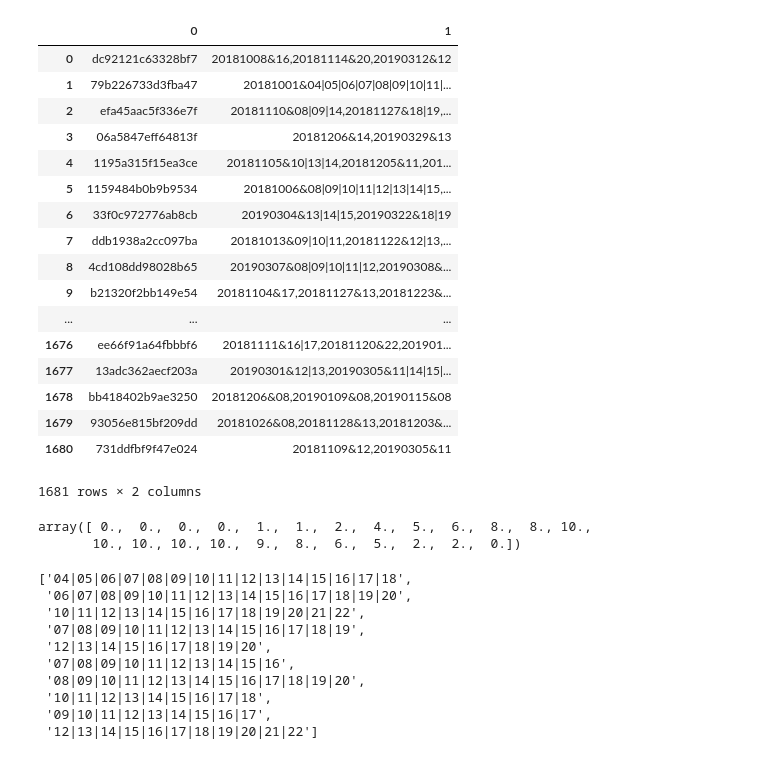
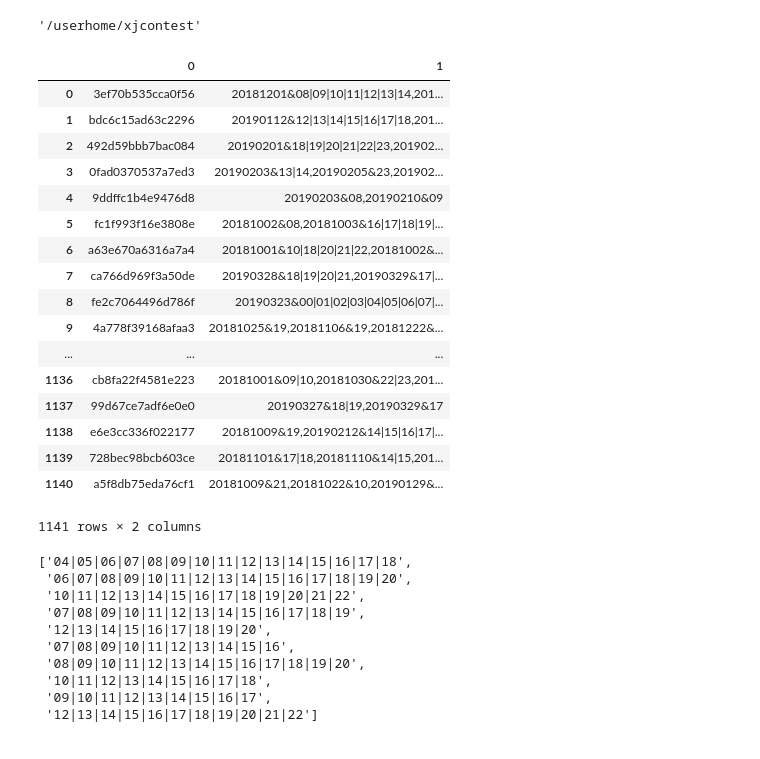
Before and after one commit to luo3300612/xjcontest, a Jupyter notebook: gen_txt_feature_debug.ipynb, the cells around one changed output. Saved outputs shown, nothing was run; the diff lists cells and outputs as text; code cells hidden in the pictures.

```diff
--- a/gen_txt_feature_debug.ipynb
+++ b/gen_txt_feature_debug.ipynb
@@ -4,26 +6,30 @@ import numpy as np
+# %%
+os.getcwd()
+# %% [output]
+'/userhome/xjcontest'
 # %%
-csv = pd.read_table('000010_003.txt',header=None)
+data = pd.read_table('/userhome/xjcontest/000018_001.txt',header=None)
-# %%
-csv
-# %% [output]
-|  | 0 | 1 |
-| 0 | dc92121c63328bf7 | 20181008&16,20181114&20,20190312&12 |
-| 1 | 79b226733d3fba47 | 20181001&04|05|06|07|08|09|10|11|... |
-| 2 | efa45aac5f336e7f | 20181110&08|09|14,20181127&18|19,... |
-| 3 | 06a5847eff64813f | 20181206&14,20190329&13 |
-| 4 | 1195a315f15ea3ce | 20181105&10|13|14,20181205&11,201... |
-| 5 | 1159484b0b9b9534 | 20181006&08|09|10|11|12|13|14|15,... |
-| 6 | 33f0c972776ab8cb | 20190304&13|14|15,20190322&18|19 |
-| 7 | ddb1938a2cc097ba | 20181013&09|10|11,20181122&12|13,... |
-| 8 | 4cd108dd98028b65 | 20190307&08|09|10|11|12,20190308&... |
-| 9 | b21320f2bb149e54 | 20181104&17,20181127&13,20181223&... |
-| ... | ... | ... |
-| 1676 | ee66f91a64fbbbf6 | 20181111&16|17,20181120&22,201901... |
-| 1677 | 13adc362aecf203a | 20190301&12|13,20190305&11|14|15|... |
-| 1678 | bb418402b9ae3250 | 20181206&08,20190109&08,20190115&08 |
-| 1679 | 93056e815bf209dd | 20181026&08,20181128&13,20181203&... |
-| 1680 | 731ddfbf9f47e024 | 20181109&12,20190305&11 |
-1681 rows × 2 columns
+# %%
+data
+# %% [output]
+|  | 0 | 1 |
+| 0 | 3ef70b535cca0f56 | 20181201&08|09|10|11|12|13|14,201... |
+| 1 | bdc6c15ad63c2296 | 20190112&12|13|14|15|16|17|18,201... |
+| 2 | 492d59bbb7bac084 | 20190201&18|19|20|21|22|23,201902... |
+| 3 | 0fad0370537a7ed3 | 20190203&13|14,20190205&23,201902... |
+| 4 | 9ddffc1b4e9476d8 | 20190203&08,20190210&09 |
+| 5 | fc1f993f16e3808e | 20181002&08,20181003&16|17|18|19|... |
+| 6 | a63e670a6316a7a4 | 20181001&10|18|20|21|22,20181002&... |
+| 7 | ca766d969f3a50de | 20190328&18|19|20|21,20190329&17|... |
+| 8 | fe2c7064496d786f | 20190323&00|01|02|03|04|05|06|07|... |
+| 9 | 4a778f39168afaa3 | 20181025&19,20181106&19,20181222&... |
+| ... | ... | ... |
+| 1136 | cb8fa22f4581e223 | 20181001&09|10,20181030&22|23,201... |
+| 1137 | 99d67ce7adf6e0e0 | 20190327&18|19,20190329&17 |
+| 1138 | e6e3cc336f022177 | 20181009&19,20190212&14|15|16|17|... |
+| 1139 | 728bec98bcb603ce | 20181101&17|18,20181110&14|15,201... |
+| 1140 | a5f8db75eda76cf1 | 20181009&21,20181022&10,20190129&... |
+1141 rows × 2 columns
 # %%
 def get_vector(string):
     out = np.zeros((24,))
@@ -38,11 +44,6 @@ def get_time_list(string):
     day_list = string.split(',')
     time_list = [day.split('&')[-1] for day in day_list]
     return time_list
-# %%
-get_time_list(csv.iloc[1,1])
-# %% [output]
-array([ 0.,  0.,  0.,  0.,  1.,  1.,  2.,  4.,  5.,  6.,  8.,  8., 10.,
-       10., 10., 10., 10.,  9.,  8.,  6.,  5.,  2.,  2.,  0.])
 # %%
 get_time_list(csv.iloc[1,1])
 # %% [output]
```
Also changed, not shown: parts of 14 cells of this notebook, 6 other files.
